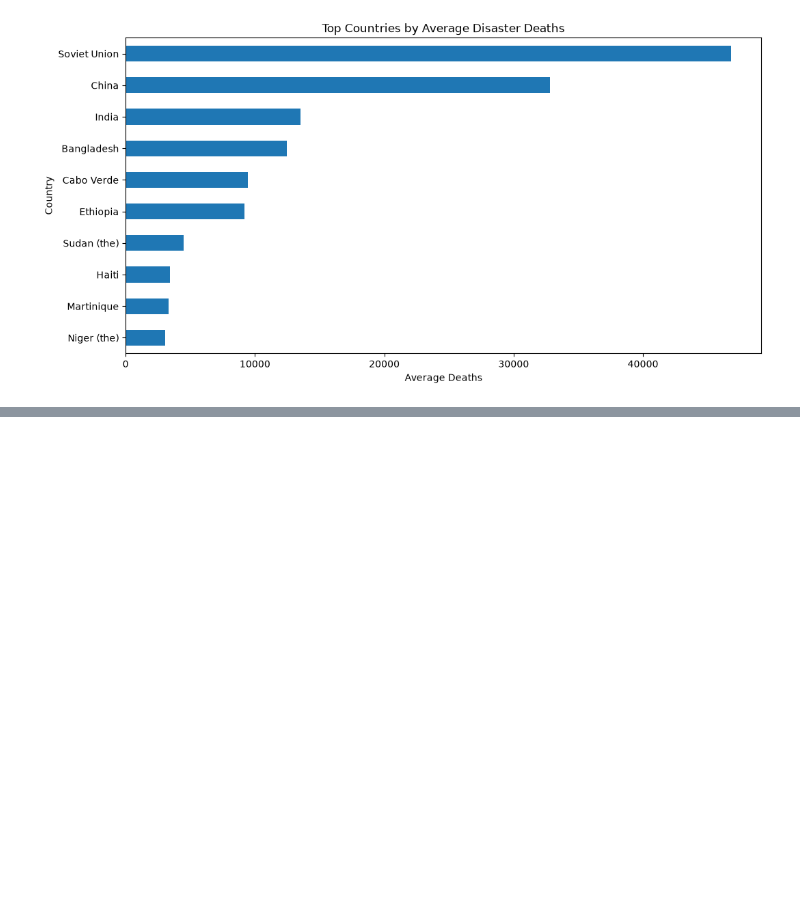
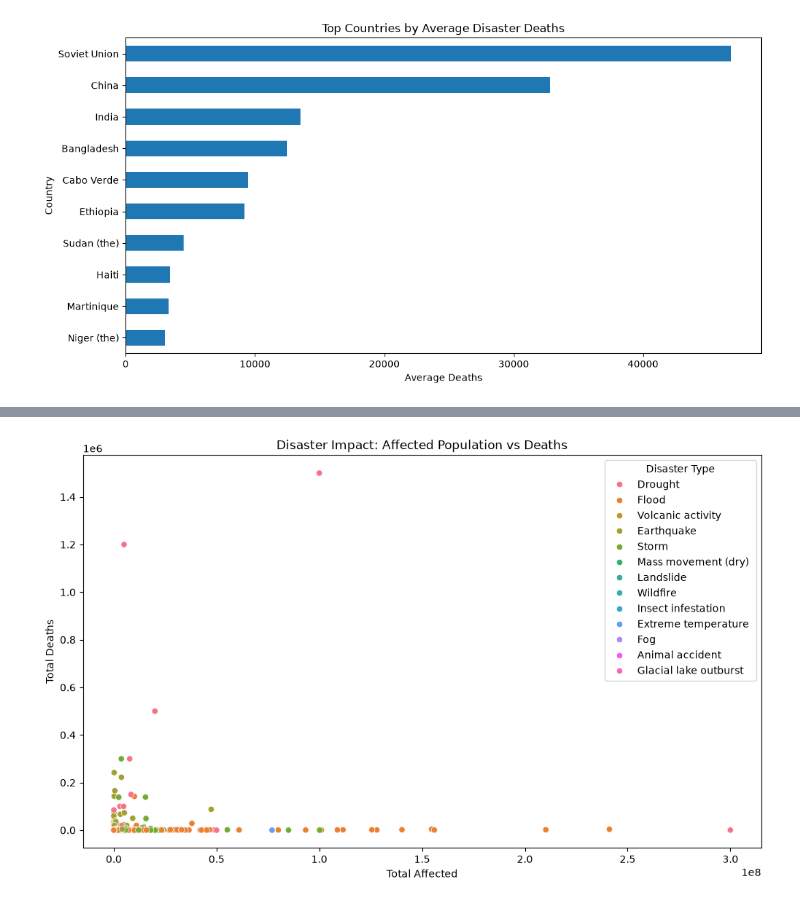
Before and after one commit to ShreyaAyyaparaj/data-visualization-techniques, a Jupyter notebook: dvt_04.ipynb, the cells around one changed output, grey strips where cells are left out. Cells and saved outputs as stored; diff of their text form; code cells hidden in the pictures; blank space fills up the shorter version.

```diff
--- a/dvt_04.ipynb
+++ b/dvt_04.ipynb
@@ -214,0 +262,18 @@ ValueError: could not convert string to float: '2,8490844088613'
+# %%
+plt.figure(figsize=(12, 7))
+
+sns.scatterplot(
+    data=df,
+    x="Total Affected",
+    y="Total Deaths",
+    hue="Disaster Type"
+)
+
+plt.title("Disaster Impact: Affected Population vs Deaths")
+plt.xlabel("Total Affected")
+plt.ylabel("Total Deaths")
+plt.legend(title="Disaster Type")
+
+plt.show()
+# %% [output]
+[figure, added]
```
Also changed, not shown: parts of 4 cells of this notebook.
